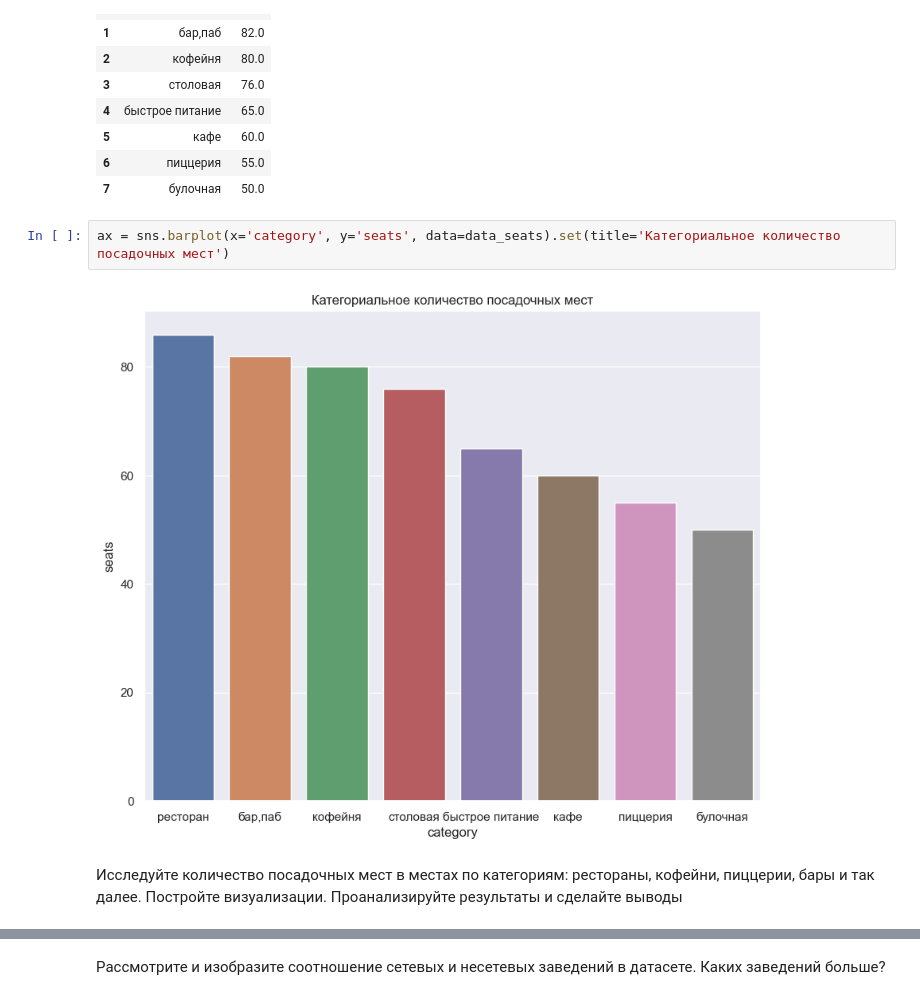
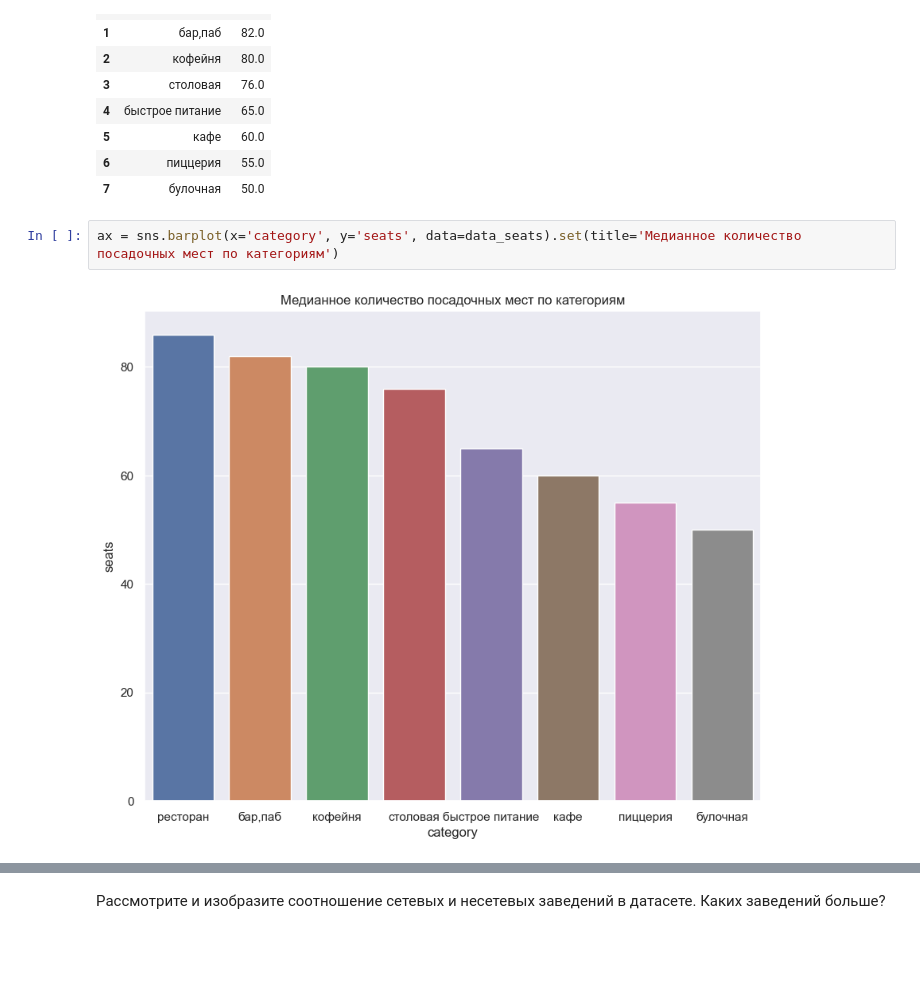
Before and after one commit to akirionenko/research-of-the-public-catering-market-in-Moscow-, a Jupyter notebook: проект_11.ipynb, the cells around one changed output, grey strips where cells are left out. Saved outputs shown, nothing was run; the diff lists cells and outputs as text; blank space fills up the shorter version.

```diff
--- a/проект_11.ipynb
+++ b/проект_11.ipynb
@@ -157,8 +157,6 @@ data_seats
 | 6 | пиццерия | 55.0 |
 | 7 | булочная | 50.0 |
 # %%
-ax = sns.barplot(x='category', y='seats', data=data_seats).set(title='Категориальное количество посадочных мест')
+ax = sns.barplot(x='category', y='seats', data=data_seats).set(title='Медианное количество посадочных мест по категориям')
 # %% [output]
-[figure, old version]
+[figure, new version]
-# %% [markdown]
-Исследуйте количество посадочных мест в местах по категориям: рестораны, кофейни, пиццерии, бары и так далее. Постройте визуализации. Проанализируйте результаты и сделайте выводы
```
Also changed, not shown: parts of 4 cells of this notebook.
